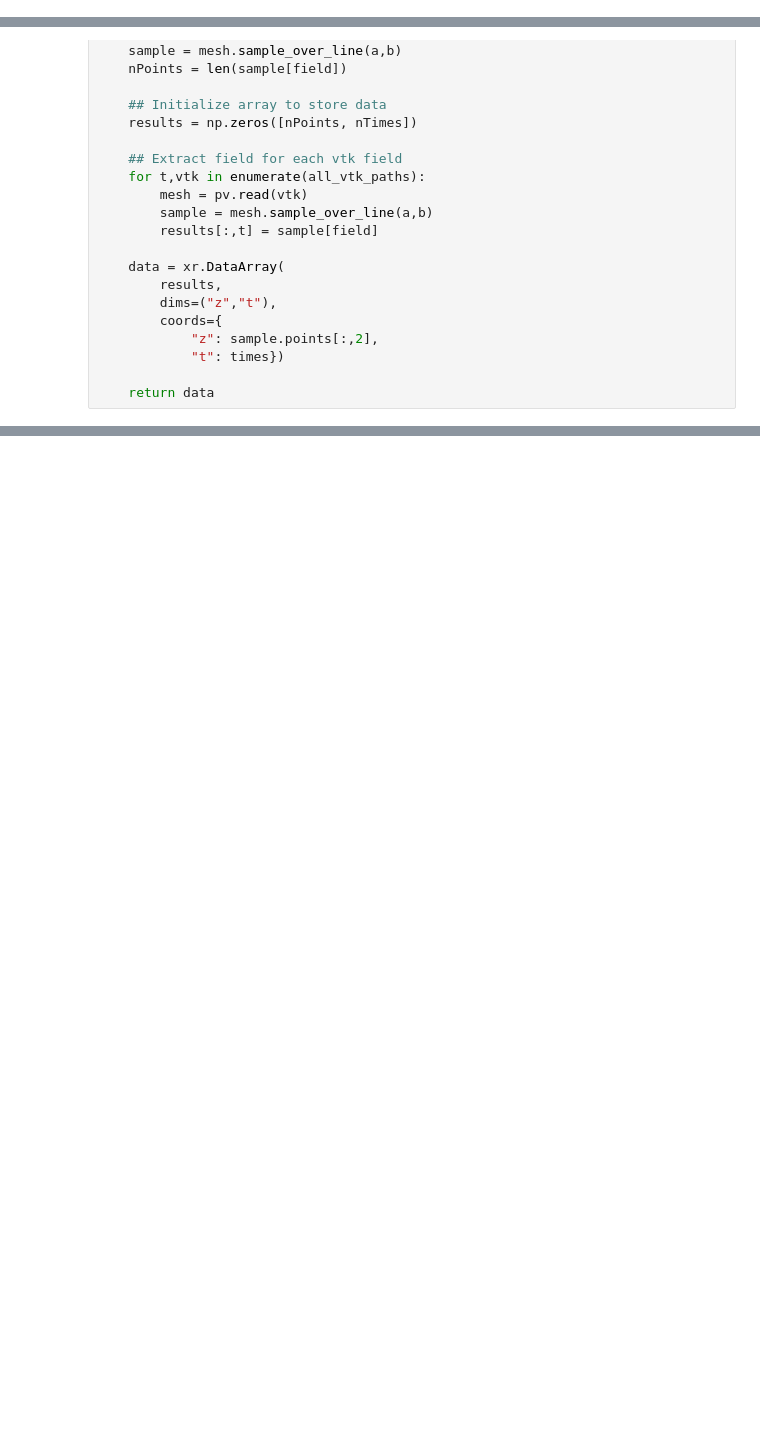
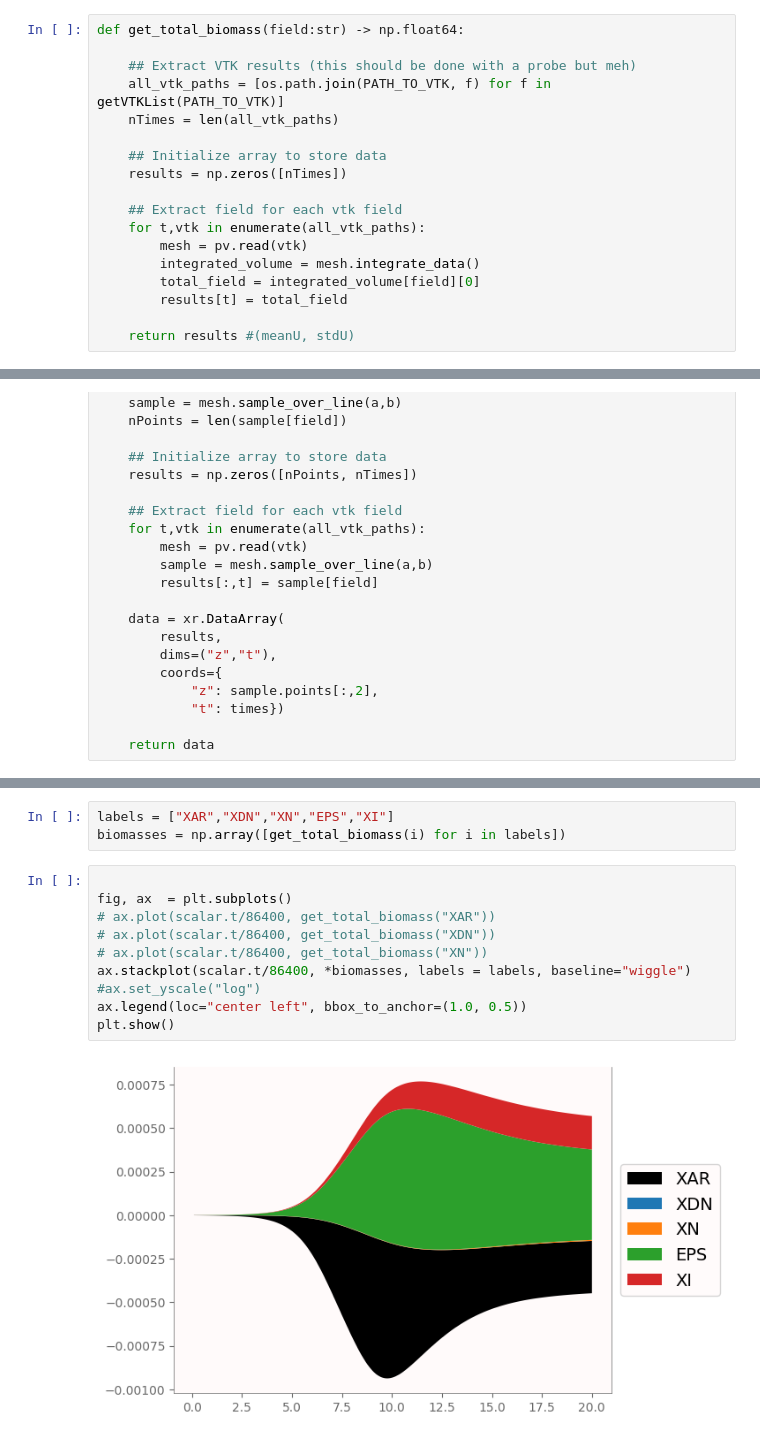
Before and after one commit to edsaac/ReactiveBiomass, a Jupyter notebook: experiments/Rosenzweig_2011.UnsatflowTransp/constantHead.ipynb, the cells around one changed output, grey strips where cells are left out. Cells and saved outputs as stored; diff of their text form; blank space fills up the shorter version.

```diff
--- a/experiments/Rosenzweig_2011.UnsatflowTransp/constantHead.ipynb
+++ b/experiments/Rosenzweig_2011.UnsatflowTransp/constantHead.ipynb
@@ -29,3 +53,21 @@ def get_mean_velocity() -> np.float64:
+# %%
+def get_total_biomass(field:str) -> np.float64:
+
+    ## Extract VTK results (this should be done with a probe but meh)
+    all_vtk_paths = [os.path.join(PATH_TO_VTK, f) for f in getVTKList(PATH_TO_VTK)]
+    nTimes = len(all_vtk_paths)
+
+    ## Initialize array to store data
+    results = np.zeros([nTimes])
+
+    ## Extract field for each vtk field
+    for t,vtk in enumerate(all_vtk_paths):
+        mesh = pv.read(vtk)
+        integrated_volume = mesh.integrate_data()
+        total_field = integrated_volume[field][0]
+        results[t] = total_field
+
+    return results #(meanU, stdU)
 # %%
 def getAllMeshes(field:str):
     ## Extract VTK result (this should be done with a probe but meh)
@@ -116,0 +138,15 @@ Coordinates:
+# %%
+labels = ["XAR","XDN","XN","EPS","XI"]
+biomasses = np.array([get_total_biomass(i) for i in labels])
+# %%
+
+fig, ax  = plt.subplots()
+# ax.plot(scalar.t/86400, get_total_biomass("XAR"))
+# ax.plot(scalar.t/86400, get_total_biomass("XDN"))
+# ax.plot(scalar.t/86400, get_total_biomass("XN"))
+ax.stackplot(scalar.t/86400, *biomasses, labels = labels, baseline="wiggle")
+#ax.set_yscale("log")
+ax.legend(loc="center left", bbox_to_anchor=(1.0, 0.5))
+plt.show()
+# %% [output]
+[figure, added]
```
Also changed, not shown: parts of 9 cells of this notebook, 7 other files.
